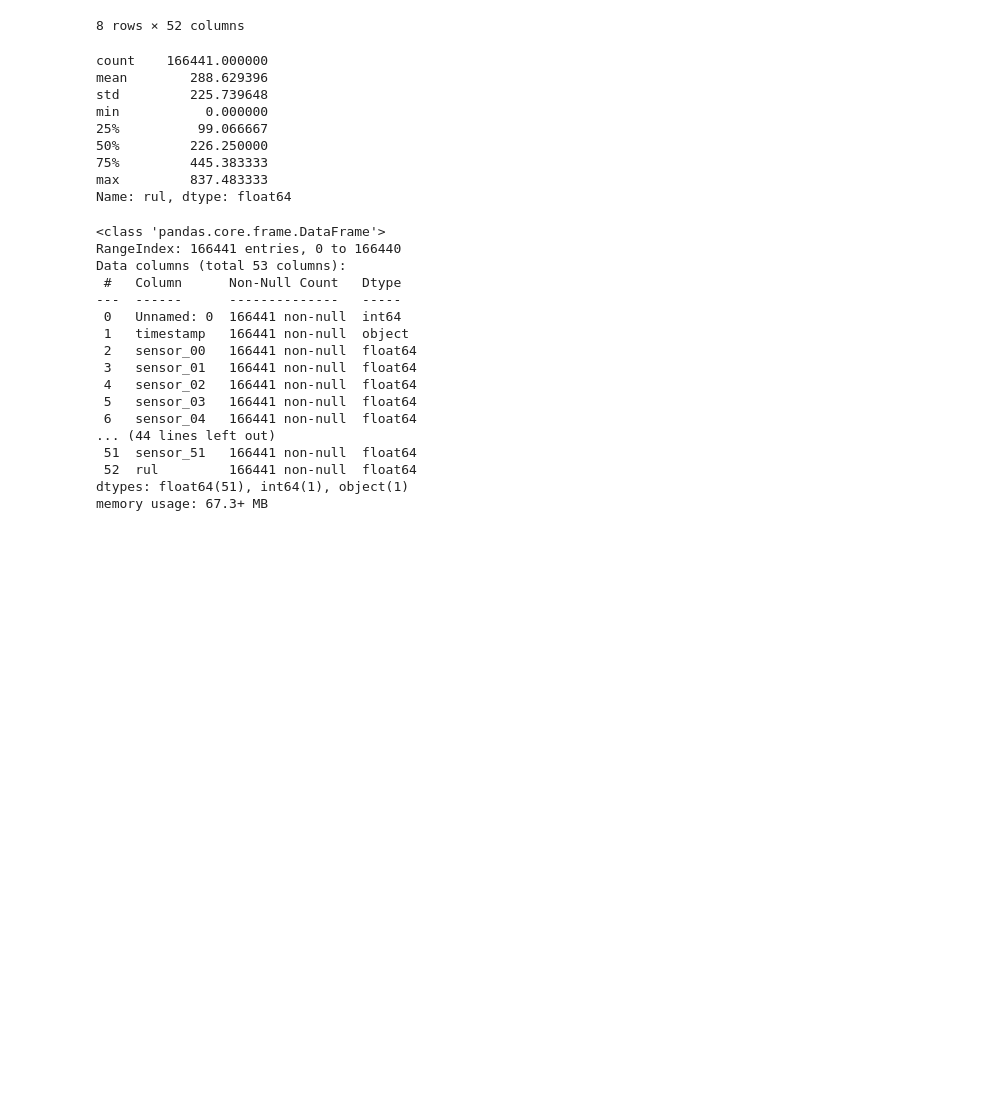
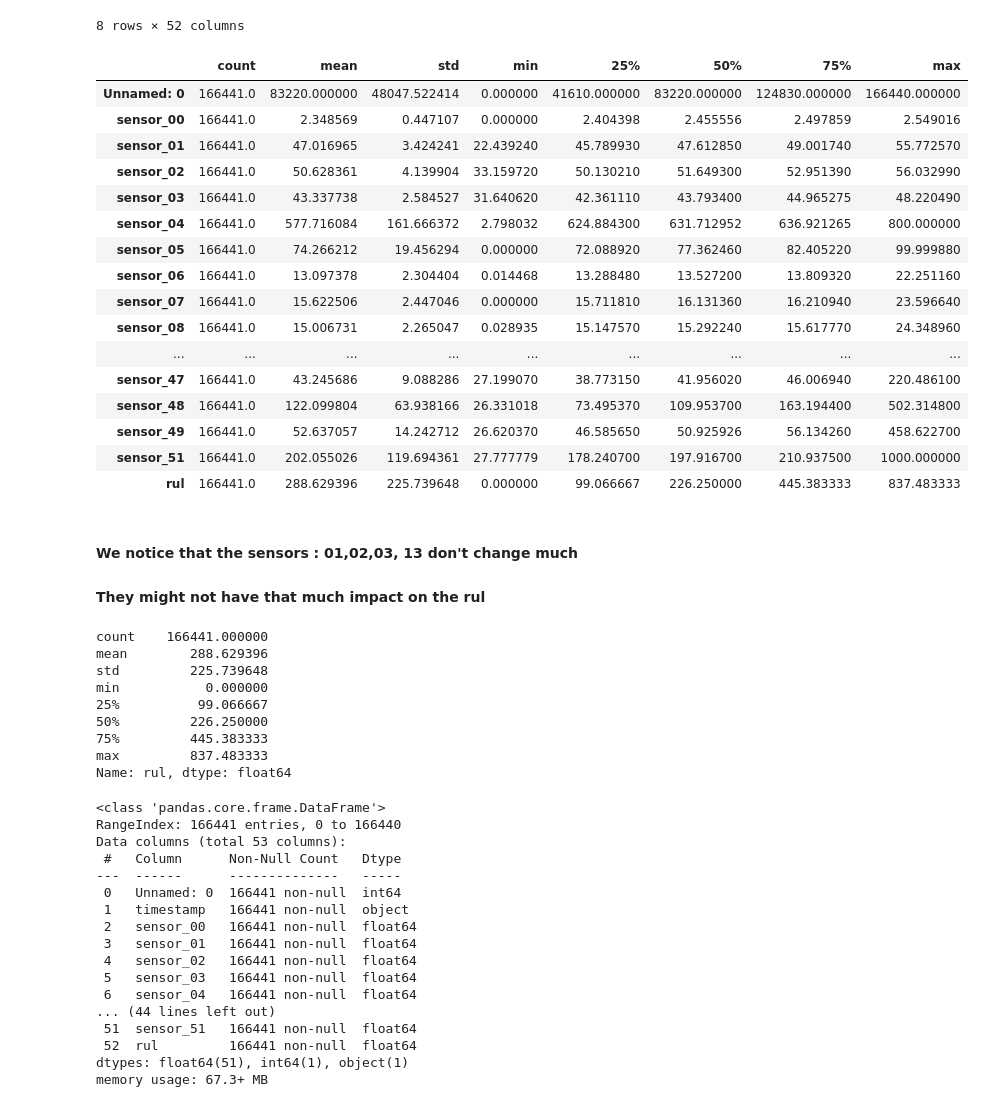
Before and after one commit to dalila-ahemed/waterpump-predictive-maintenance, a Jupyter notebook: EDA.ipynb, the cells around one changed output. Drawn from its saved outputs; the diff is of its cells as text; code cells hidden in the pictures; blank space fills up the shorter version.

```diff
--- a/EDA.ipynb
+++ b/EDA.ipynb
@@ -35,6 +35,29 @@ df.describe()
 | 75% | 124830.000000 | 2.497859 | 49.001740 | 52.951390 | 44.965275 | 636.921265 | 82.405220 | 13.809320 | 16.210940 | ... |
 | max | 166440.000000 | 2.549016 | 55.772570 | 56.032990 | 48.220490 | 800.000000 | 99.999880 | 22.251160 | 23.596640 | ... |
 8 rows × 52 columns
+# %%
+df.describe().transpose()
+# %% [output]
+|  | count | mean | std | min | 25% | 50% | 75% | max |
+| Unnamed: 0 | 166441.0 | 83220.000000 | 48047.522414 | 0.000000 | 41610.000000 | 83220.000000 | 124830.000000 | 166440.000000 |
+| sensor_00 | 166441.0 | 2.348569 | 0.447107 | 0.000000 | 2.404398 | 2.455556 | 2.497859 | 2.549016 |
+| sensor_01 | 166441.0 | 47.016965 | 3.424241 | 22.439240 | 45.789930 | 47.612850 | 49.001740 | 55.772570 |
+| sensor_02 | 166441.0 | 50.628361 | 4.139904 | 33.159720 | 50.130210 | 51.649300 | 52.951390 | 56.032990 |
+| sensor_03 | 166441.0 | 43.337738 | 2.584527 | 31.640620 | 42.361110 | 43.793400 | 44.965275 | 48.220490 |
+| sensor_04 | 166441.0 | 577.716084 | 161.666372 | 2.798032 | 624.884300 | 631.712952 | 636.921265 | 800.000000 |
+| sensor_05 | 166441.0 | 74.266212 | 19.456294 | 0.000000 | 72.088920 | 77.362460 | 82.405220 | 99.999880 |
+| sensor_06 | 166441.0 | 13.097378 | 2.304404 | 0.014468 | 13.288480 | 13.527200 | 13.809320 | 22.251160 |
+| sensor_07 | 166441.0 | 15.622506 | 2.447046 | 0.000000 | 15.711810 | 16.131360 | 16.210940 | 23.596640 |
+| sensor_08 | 166441.0 | 15.006731 | 2.265047 | 0.028935 | 15.147570 | 15.292240 | 15.617770 | 24.348960 |
+| ... | ... | ... | ... | ... | ... | ... | ... | ... |
+| sensor_47 | 166441.0 | 43.245686 | 9.088286 | 27.199070 | 38.773150 | 41.956020 | 46.006940 | 220.486100 |
+| sensor_48 | 166441.0 | 122.099804 | 63.938166 | 26.331018 | 73.495370 | 109.953700 | 163.194400 | 502.314800 |
+| sensor_49 | 166441.0 | 52.637057 | 14.242712 | 26.620370 | 46.585650 | 50.925926 | 56.134260 | 458.622700 |
+| sensor_51 | 166441.0 | 202.055026 | 119.694361 | 27.777779 | 178.240700 | 197.916700 | 210.937500 | 1000.000000 |
+| rul | 166441.0 | 288.629396 | 225.739648 | 0.000000 | 99.066667 | 226.250000 | 445.383333 | 837.483333 |
+# %% [markdown]
+#### We notice that the sensors : 01,02,03, 13 don't change much
+#### They might not have that much impact on the rul
 # %%
 df.rul.describe()
 # %% [output]
```
Also changed, not shown: parts of 5 cells of this notebook.
